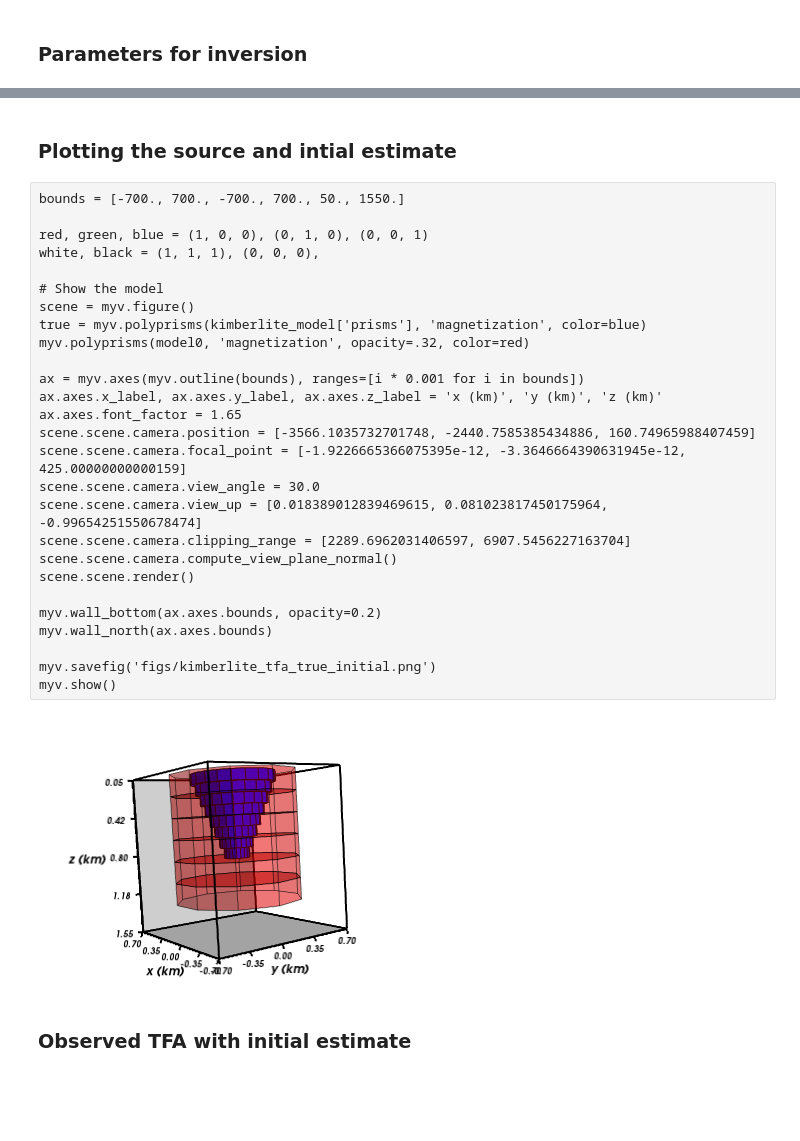
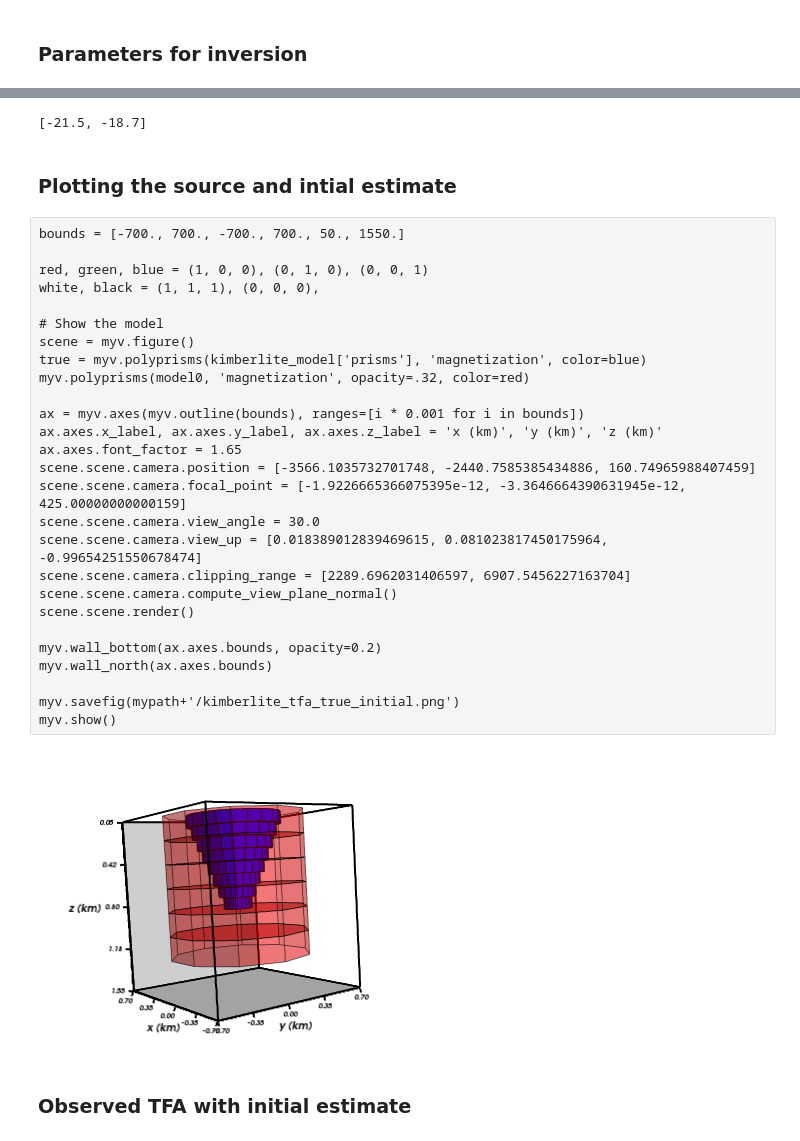
Before and after one commit to pinga-lab/magnetic-radial-inversion, a Jupyter notebook: code/kimberlite/kimberlite_tfa_inversion_ture_direction.ipynb, the cells around one changed output, grey strips where cells are left out. Saved outputs shown, nothing was run; the diff lists cells and outputs as text; code cells hidden in the pictures; blank space fills up the shorter version.

Commit message:
changes on codes for a model with remanece and new way of saving the results of inversion

```diff
--- a/code/kimberlite/kimberlite_tfa_inversion_ture_direction.ipynb
+++ b/code/kimberlite/kimberlite_tfa_inversion_ture_direction.ipynb
@@ -68,7 +69,7 @@ mmin, mmax = mfun.build_range_param(M, L, rmin, rmax, x0min, x0max, y0min, y0max
 
 itmax = 30
 itmax_marq = 10
-epsilon = 1.0e-5     # stop criterion
+tol = 1.0e-5     # stop criterion
 
 deltax = 0.01*np.max(x0max)
 deltay = 0.01*np.max(y0max)
@@ -77,22 +78,27 @@ deltaz = 0.01*np.max(dzmax)
 m_out = np.zeros(M + 2)  # outcropping body parameters
 #m_out = kimberlite_model['param_vec'][:M+2]
 
-inc = kimberlite_model['inc']
-dec = kimberlite_model['dec']
+incs = kimberlite_model['inc']
+decs = kimberlite_model['dec']
 z0 = kimberlite_model['z0']
 dz = 200.
 props = {'magnetization': utils.ang2vec(
-        kimberlite_model['intensity'], inc, dec)}
+        kimberlite_model['intensity'], incs, decs)}
 dobs = kimberlite_data['tfa_obs']
 xp = regular_grid['xp']
 yp = regular_grid['yp']
 zp = regular_grid['zp']
 N = regular_grid['N']#[0]*regular_grid['shape'][1]
 
-rin = np.zeros(M) + 600.
+r = 600.
+rin = np.zeros(M) + r
 m0 = np.hstack((rin, np.zeros(2)))
 m0 = np.resize(m0, P - 1) # inicial parameters vector
 m0 = np.hstack((m0, dz))
 model0 = mfun.param2polyprism(m0, M, L, z0, props) # list of classes of prisms
-d0 = polyprism.tf(xp, yp, zp, model0, inc, dec) # predict data
+d0 = polyprism.tf(xp, yp, zp, model0, kimberlite_data['main_field'][0], kimberlite_data['main_field'][1]) # predict data
 res0 = dobs - d0
+# %%
+mypath = 'kimberlite_tfa_inversion/direction_inc%d_dec%d/diorama_tfa_r%d_int%d_z0%d_dz%d' % (incs, decs, rin[0], np.linalg.norm(props['magnetization']), z0, dz)
+if not os.path.isdir(mypath):
+   os.makedirs(mypath)
@@ -98,0 +126,4 @@ res0 = dobs - d0
+# %%
+kimberlite_data['main_field']
+# %% [output]
+[-21.5, -18.7]
@@ -123,12 +162,12 @@ scene.scene.render()
 myv.wall_bottom(ax.axes.bounds, opacity=0.2)
 myv.wall_north(ax.axes.bounds)
 
-myv.savefig('figs/kimberlite_tfa_true_initial.png')
+myv.savefig(mypath+'/kimberlite_tfa_true_initial.png')
 myv.show()
 # %%
-img(filename='figs/kimberlite_tfa_true_initial.png')
+img(filename=mypath+'/kimberlite_tfa_true_initial.png')
 # %% [output]
-[figure, old version]
+[figure, new version]
 # %% [markdown]
 ### Observed TFA with initial estimate
 # %%
```
Also changed, not shown: parts of 20 cells of this notebook, 30 other files.
